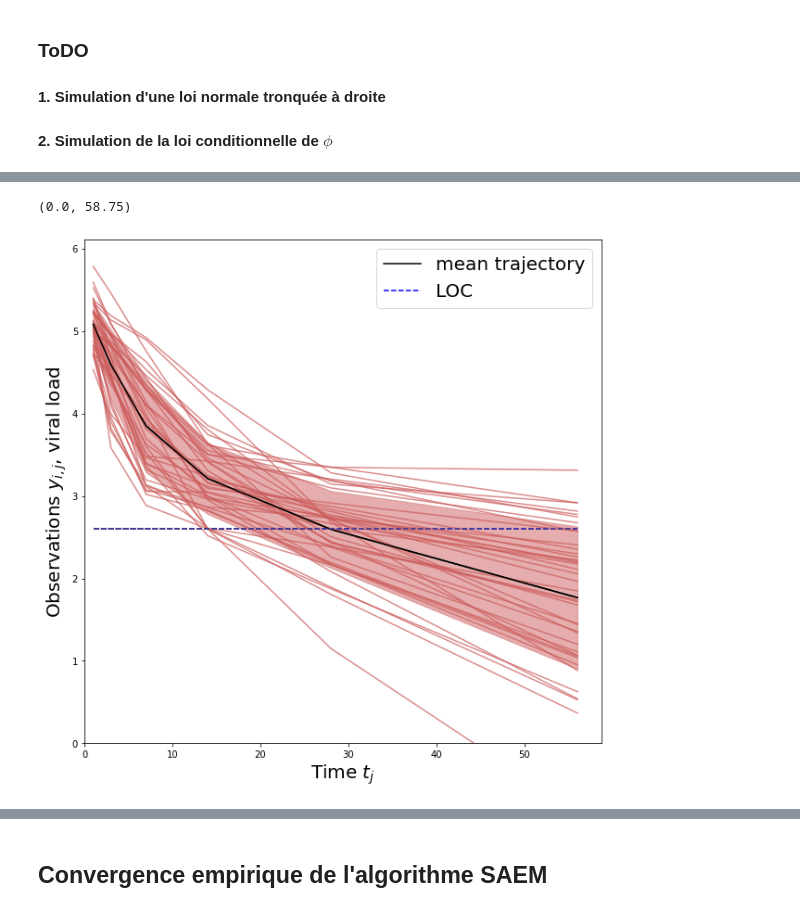
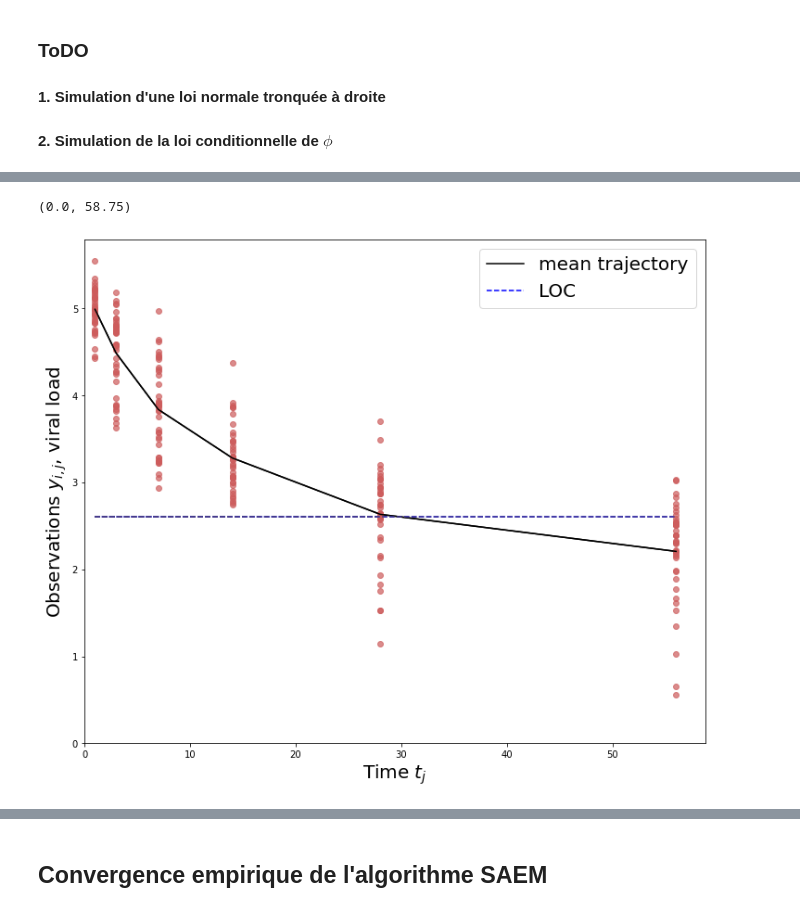
Before and after one commit to simonqueric/MVA, a Jupyter notebook: ComputationalStatistics/Projet/Comp_stat_project.ipynb, the cells around one changed output, grey strips where cells are left out. Saved outputs shown, nothing was run; the diff lists cells and outputs as text; code cells hidden in the pictures.

```diff
--- a/ComputationalStatistics/Projet/Comp_stat_project.ipynb
+++ b/ComputationalStatistics/Projet/Comp_stat_project.ipynb
@@ -222,7 +236,3 @@ def log_pi(phi, param, eps=1e-5) :
             log_p -= (y[i,j]-f(phi, i, t[j]))**2/(2*sigma2 + eps)
 
     return log_p
-# %%
-x = np.zeros(100)
-d = np.shape(x)
-d[0]
@@ -259 +278,18 @@ def metropolis_hasting(z0, log_pi, param, mu, omega2, n_iter) :
+# %%
+@jit(nopython=True)
+def sym_metropolis_hasting(z0, log_pi, param, sigma_prop=1e-2/2, n_iter=100) :
+    z = np.copy(z0)
+    N, d = z.shape
+    A = []
+    for n in range(n_iter) :
+        y = np.zeros((N, d))
+        for i in range(N) :
+            for j in range(d) :
+                y[i, j] = np.random.normal(loc=z[i,j], scale=sigma_prop)
+        acc_rate = np.exp(min(0, log_pi(y, param) - log_pi(z, param)))
+        u = np.random.uniform(0, 1)
+        if u <= acc_rate :
+            z = y
+        A.append(acc_rate)
+    return z, A
 # %%
@@ -325,2 +388,4 @@ array([  80.        ,   80.        ,   80.        ,   80.        ,
+# %%
+theta0 =np.array([10.3, 8, -4, -2.1, 0.6, 0.6, 0.6, 0.6, 4.2*1e-3]) #theta_true # np.array([10.3, 9.8, -1.3, -2.2, 0.6, 0.6, 0.6, 0.6, 0.1]) #np.array([0, 0, 0, 0, 1, 1, 1, 1, 1]) # np.array([10, 8, -1.2, -2.1, 0.6, 0.6, 0.6, 0.6, 1]) # theta_true
 # %%
-Theta, Y, phi = Gibbs_SAEM(np.ones(6), y_truncated, t, I_cens, LOC, N, K, 4, M1=3000, M2=1000, hm_iter=100)
+Theta, Y, phi, Sm = Gibbs_SAEM(theta0, y_truncated, t, I_cens, LOC, N, K, 4, M1=3000, M2=1000, hm_iter=1)
@@ -334,19 +392,19 @@ nan
 # %%
-fig = plt.figure(figsize=(10, 10))
+fig = plt.figure(figsize=(12, 10))
 y_mean = Y.mean(axis=0)
 y_std = Y.std(axis=0)
 plt.plot(t, y_mean, "k")
 plt.hlines(LOC*np.ones(k), 1, t, linestyles='--', color="blue", label="LOC")
 for n in range(N) :
-    plt.plot(t, Y[n,:], alpha=0.7, color="indianred", ls="-")
+    plt.plot(t, Y[n,:], alpha=0.7, color="indianred", ls=" ", marker='o')
 plt.plot(t, y_mean, "k")
 plt.hlines(LOC*np.ones(k), 1, t, linestyles='--', color="darkslateblue", label="LOC")
-plt.fill_between(t, y_mean-y_std, y_mean+y_std, alpha=0.5, color="indianred")
+# plt.fill_between(t, y_mean-y_std, y_mean+y_std, alpha=0.5, color="indianred")
 plt.legend(["mean trajectory", "LOC"], fontsize=20)
 plt.xlabel("Time $t_j$", fontsize=20)
 plt.ylabel("Observations $y_{i, j}$, viral load", fontsize=20)
 plt.ylim(ymin=0)
 plt.xlim(xmin=0)
 # %% [output]
 (0.0, 58.75)
-[figure, old version]
+[figure, new version]
```
Also changed, not shown: parts of 37 cells of this notebook.
